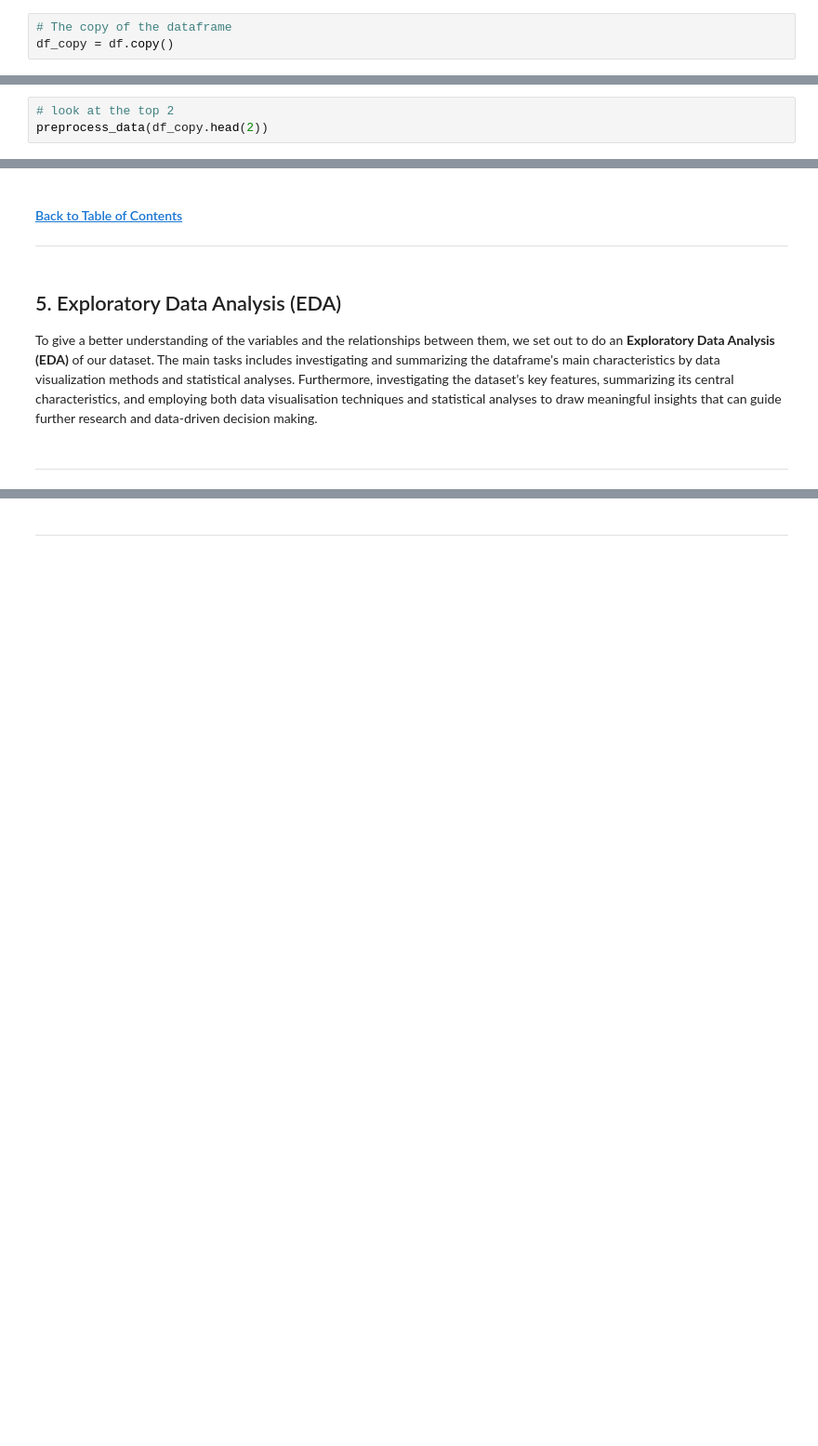
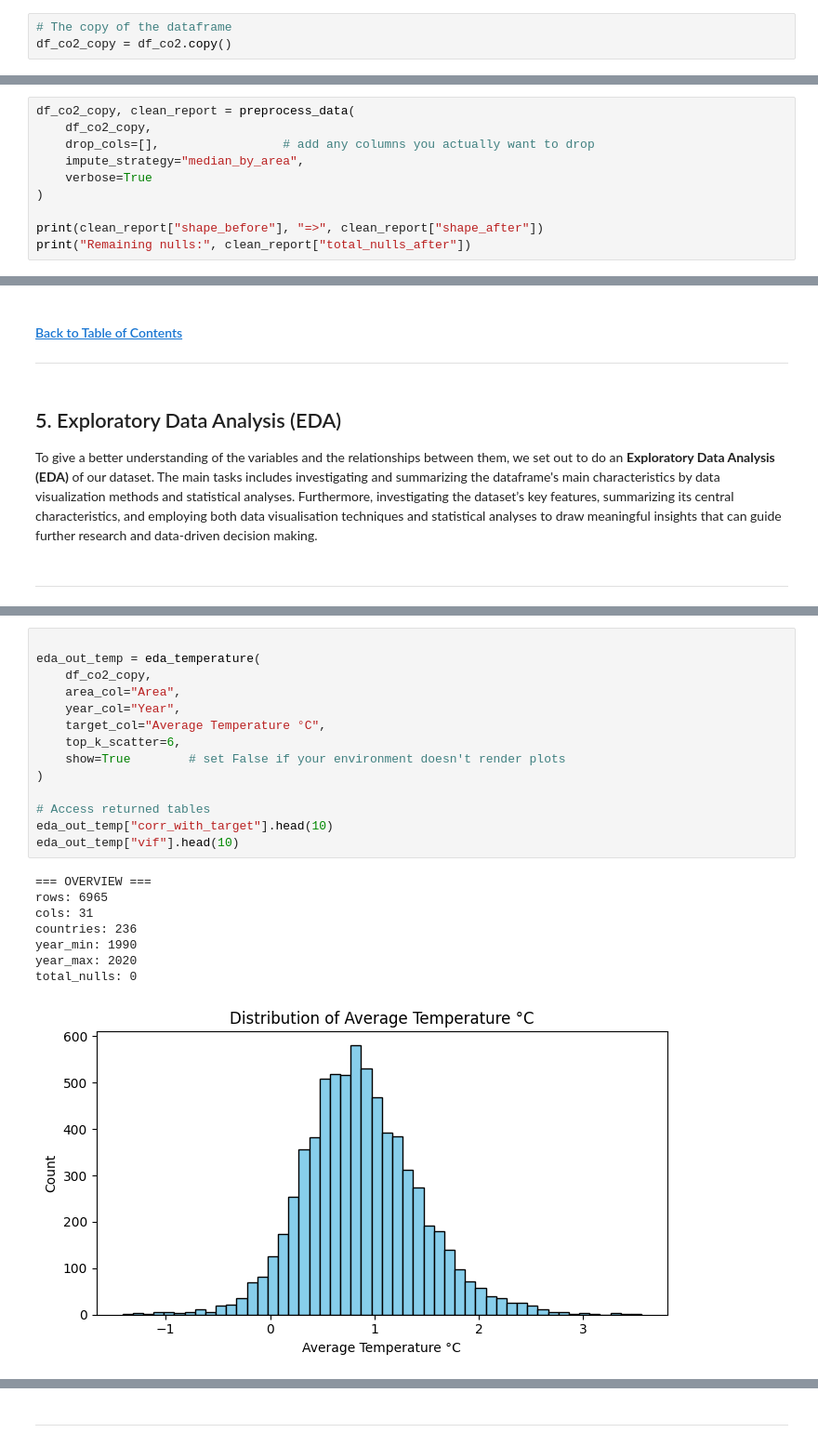
Before and after one commit to AlanJDean/2401PTDS_Regression_Project, a Jupyter notebook: Project starting point.ipynb, the cells around one changed output, grey strips where cells are left out. Shown: that part at 93% size. Drawn from its saved outputs; the diff is of its cells as text; blank space fills up the shorter version.

```diff
--- a/Project starting point.ipynb
+++ b/Project starting point.ipynb
@@ -109,7 +129,7 @@ pd.set_option("display.max_columns", None)
 </div>
 # %%
 # The copy of the dataframe
-df_copy = df.copy()
+df_co2_copy = df_co2.copy()
 # %% [markdown]
 First look at the shape of the dataframe by using `.shape`.
 # %%
@@ -252,4 +317,11 @@ def preprocess_data(df_copy):
 # %%
-# look at the top 2
-preprocess_data(df_copy.head(2))
+df_co2_copy, clean_report = preprocess_data(
+    df_co2_copy,
+    drop_cols=[],                 # add any columns you actually want to drop
+    impute_strategy="median_by_area",
+    verbose=True
+)
+
+print(clean_report["shape_before"], "=>", clean_report["shape_after"])
+print("Remaining nulls:", clean_report["total_nulls_after"])
 # %% [output]
@@ -302,0 +512,23 @@ filter_by_runtime(df_copy, 36, 116)
+# %%
+
+eda_out_temp = eda_temperature(
+    df_co2_copy,
+    area_col="Area",
+    year_col="Year",
+    target_col="Average Temperature °C",
+    top_k_scatter=6,
+    show=True        # set False if your environment doesn't render plots
+)
+
+# Access returned tables
+eda_out_temp["corr_with_target"].head(10)
+eda_out_temp["vif"].head(10)
+# %% [output]
+=== OVERVIEW ===
+rows: 6965
+cols: 31
+countries: 236
+year_min: 1990
+year_max: 2020
+total_nulls: 0
+[figure, added]
```
Also changed, not shown: parts of 44 cells of this notebook.
